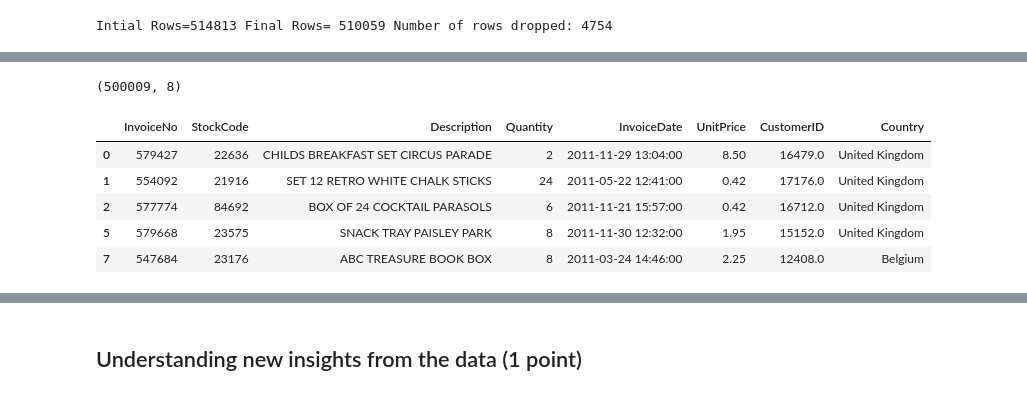
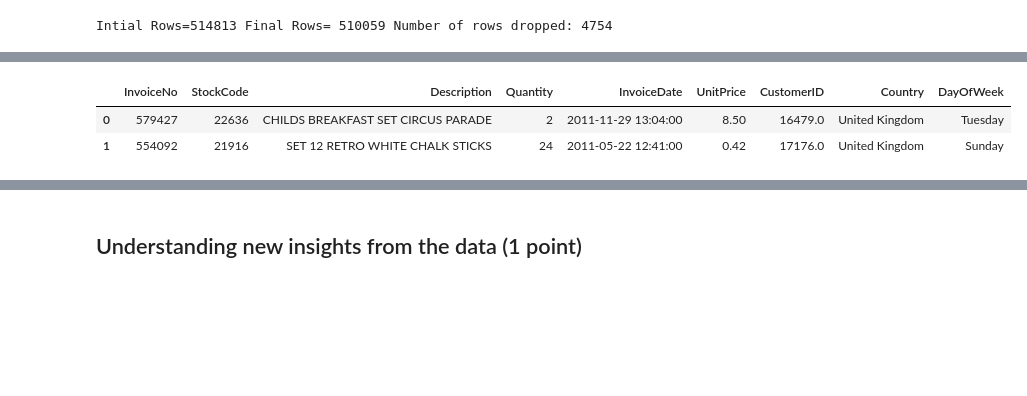
Before and after one commit to vchandraiitk/PokerCardGame, a Jupyter notebook: Vikas_M3_NB_MiniProject_5_Customer_Segmentation_Kmeans.ipynb, the cells around one changed output, grey strips where cells are left out. Cells and saved outputs as stored; diff of their text form; code cells hidden in the pictures; blank space fills up the shorter version.

```diff
--- a/Vikas_M3_NB_MiniProject_5_Customer_Segmentation_Kmeans.ipynb
+++ b/Vikas_M3_NB_MiniProject_5_Customer_Segmentation_Kmeans.ipynb
@@ -139,5 +123 @@ df_retail.head()
-# %%
-df_retail.shape
-# %% [output]
-(500009, 8)
 # %%
@@ -147,10 +128,10 @@ df_retail = df_retail.query("StockCode  not in ('POST', 'PADS', 'M', 'DOT', 'C2'
 df_retail.dropna(subset=["CustomerID"], inplace=True)
+# %%
+#Populating DayOfWeek column in dataframe
+df_retail['DayOfWeek']=pd.to_datetime(df_retail.InvoiceDate).dt.day_name()
 # %%
-df_retail.head()
+df_retail.head(2)
 # %% [output]
-|  | InvoiceNo | StockCode | Description | Quantity | InvoiceDate | UnitPrice | CustomerID | Country |
-| 0 | 579427 | 22636 | CHILDS BREAKFAST SET CIRCUS PARADE | 2 | 2011-11-29 13:04:00 | 8.50 | 16479.0 | United Kingdom |
-| 1 | 554092 | 21916 | SET 12 RETRO WHITE CHALK STICKS | 24 | 2011-05-22 12:41:00 | 0.42 | 17176.0 | United Kingdom |
-| 2 | 577774 | 84692 | BOX OF 24 COCKTAIL PARASOLS | 6 | 2011-11-21 15:57:00 | 0.42 | 16712.0 | United Kingdom |
-| 5 | 579668 | 23575 | SNACK TRAY PAISLEY PARK | 8 | 2011-11-30 12:32:00 | 1.95 | 15152.0 | United Kingdom |
-| 7 | 547684 | 23176 | ABC TREASURE BOOK BOX | 8 | 2011-03-24 14:46:00 | 2.25 | 12408.0 | Belgium |
+|  | InvoiceNo | StockCode | Description | Quantity | InvoiceDate | UnitPrice | CustomerID | Country | DayOfWeek |
+| 0 | 579427 | 22636 | CHILDS BREAKFAST SET CIRCUS PARADE | 2 | 2011-11-29 13:04:00 | 8.50 | 16479.0 | United Kingdom | Tuesday |
+| 1 | 554092 | 21916 | SET 12 RETRO WHITE CHALK STICKS | 24 | 2011-05-22 12:41:00 | 0.42 | 17176.0 | United Kingdom | Sunday |
```
Also changed, not shown: parts of 25 cells of this notebook.
